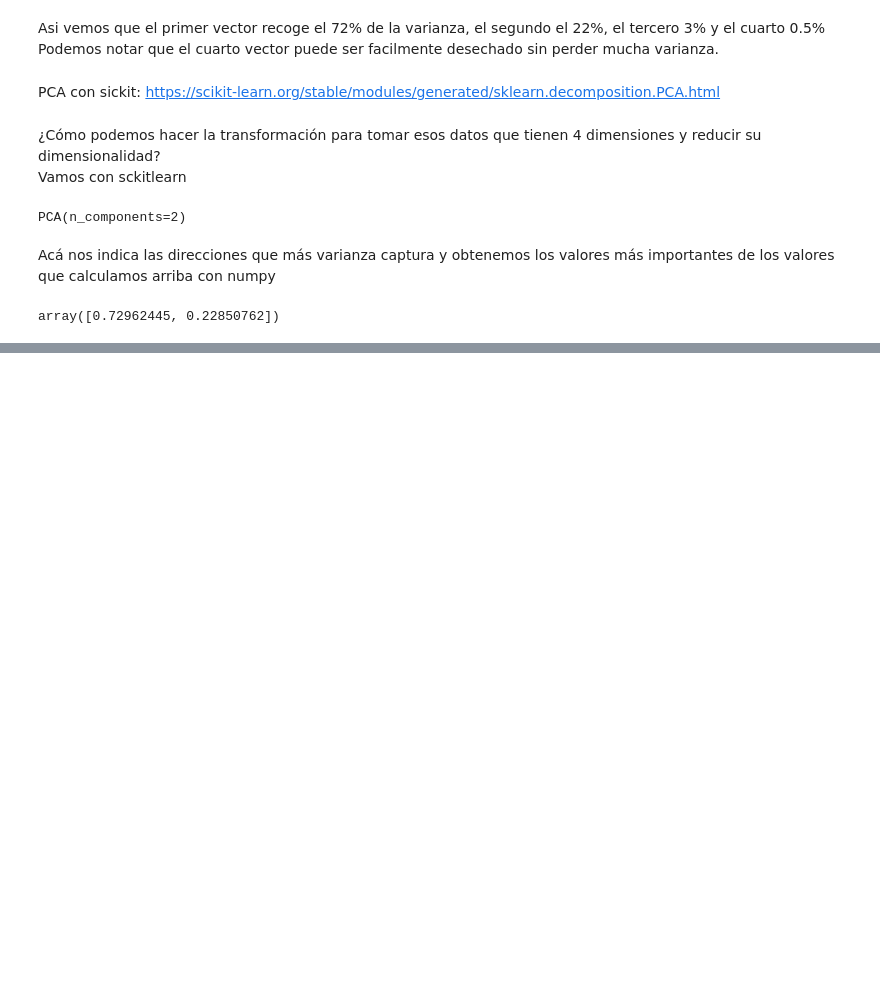
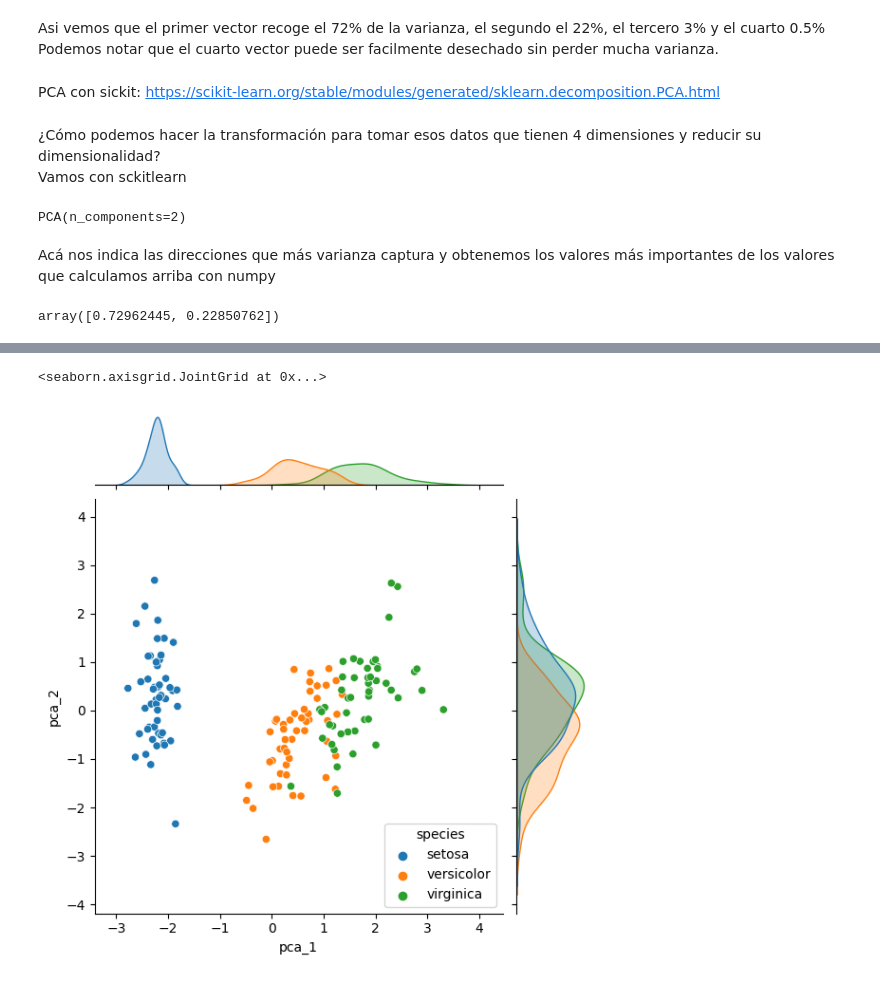
Before and after one commit to jariel17/curso-estadistica-descriptiva, a Jupyter notebook: 22_pca.ipynb, the cells around one changed output, grey strips where cells are left out. Drawn from its saved outputs; the diff is of its cells as text; code cells hidden in the pictures; blank space fills up the shorter version.

```diff
--- a/22_pca.ipynb
+++ b/22_pca.ipynb
@@ -83,0 +88,2 @@ array([0.72962445, 0.22850762])
+# %%
+reduced_scaled = pca.transform(scaled)
@@ -83,0 +130,4 @@ array([0.72962445, 0.22850762])
+# %%
+iris['pca_1'] = reduced_scaled[:, 0]
+iris['pca_2'] = reduced_scaled[:, 1]
+iris
@@ -83,0 +148,5 @@ array([0.72962445, 0.22850762])
+# %%
+sns.jointplot(x = iris['pca_1'], y = iris['pca_2'], hue = iris['species'])
+# %% [output]
+<seaborn.axisgrid.JointGrid at 0x...>
+[figure, added]
```
Also changed, not shown: parts of 4 cells of this notebook.
